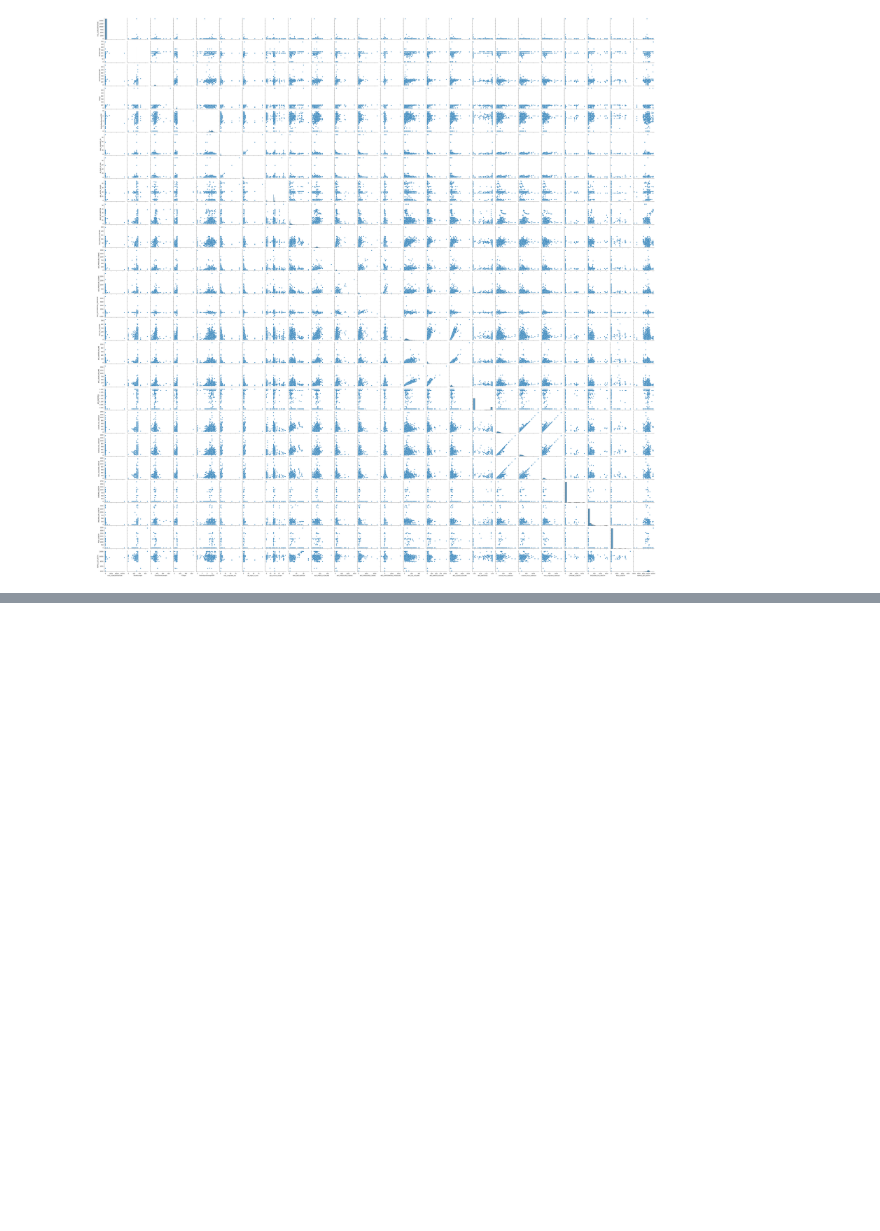
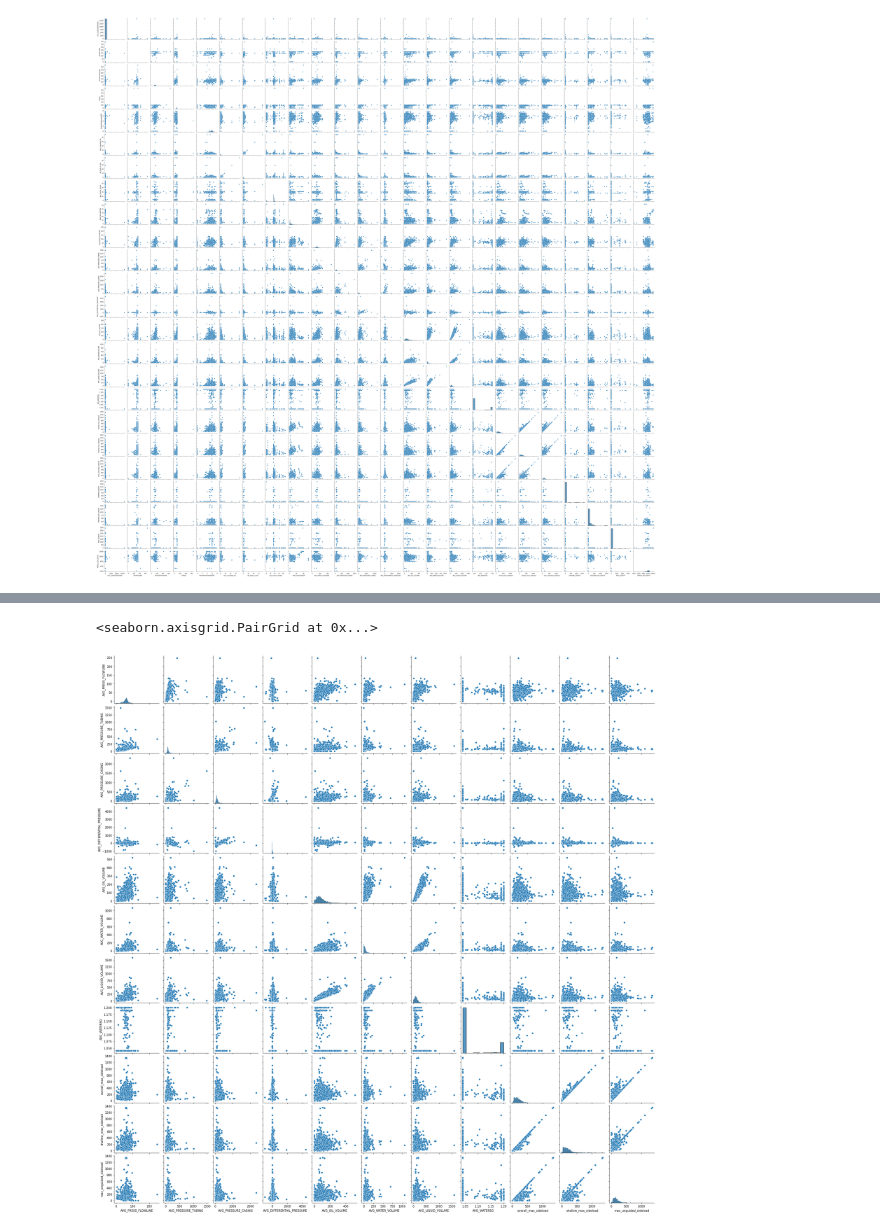
Before and after one commit to skeptrunedev/Rod_Pump_Optimization, a Jupyter notebook: notebooks/EDA_Notebook.ipynb, the cells around one changed output, grey strips where cells are left out. Cells and saved outputs as stored; diff of their text form; code cells hidden in the pictures; blank space fills up the shorter version.

Commit message:
Cleared out plots with no linear correlations

```diff
--- a/notebooks/EDA_Notebook.ipynb
+++ b/notebooks/EDA_Notebook.ipynb
@@ -31,3 +46,6 @@ sns.pairplot(quant)
 # %% [output]
 <seaborn.axisgrid.PairGrid at 0x...>
 [figure]
+# %%
+quant2 = rod_pump_data.iloc[: , [32, 33, 34, 35, 36, 37, 38, 39, 45, 46, 47]].copy()
+quant2
@@ -33,0 +66,5 @@ sns.pairplot(quant)
+# %%
+sns.pairplot(quant2)
+# %% [output]
+<seaborn.axisgrid.PairGrid at 0x...>
+[figure, added]
```
Also changed, not shown: parts of 2 cells of this notebook.
